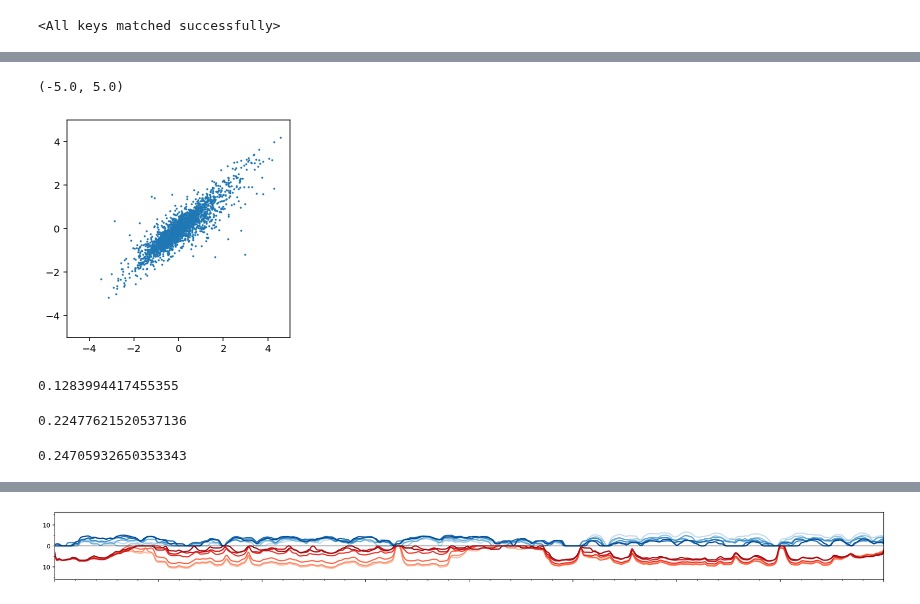
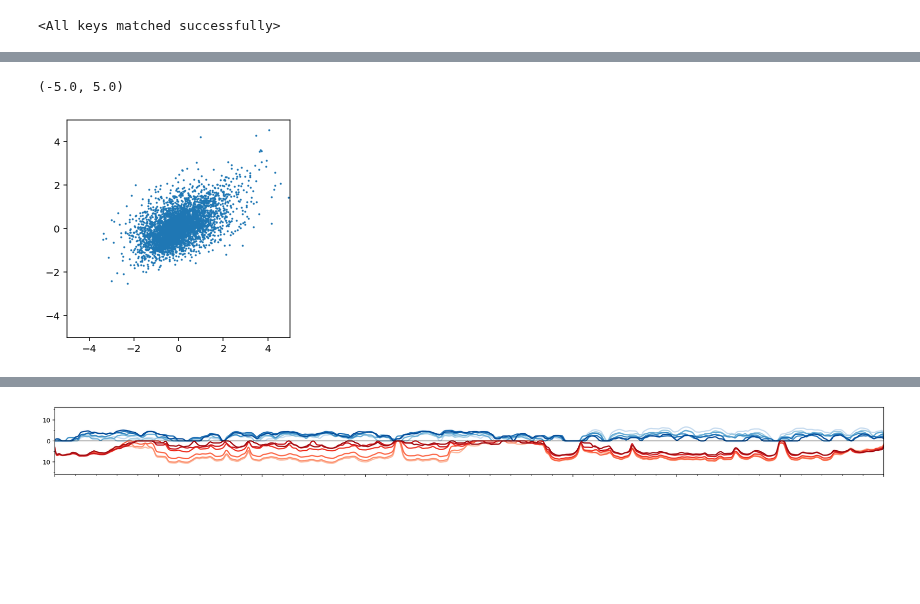
Before and after one commit to HarteminkLab/chromatin-transformers, a Jupyter notebook: Data Loading.ipynb, the cells around one changed output, grey strips where cells are left out. Drawn from its saved outputs; the diff is of its cells as text; code cells hidden in the pictures; blank space fills up the shorter version.

```diff
--- a/Data Loading.ipynb
+++ b/Data Loading.ipynb
@@ -58,64 +59,8 @@ R2:
 # %%
 plt.figure(figsize=(4,4))
-plt.scatter(trainer.validation_tx, trainer.validation_predictions, s=1)
+plt.scatter(trainer.test_tx, trainer.test_predictions, s=1)
 plt.xlim(-5, 5)
 plt.ylim(-5, 5)
 # %% [output]
 (-5.0, 5.0)
-[figure, old version]
+[figure, new version]
-# %%
-trainloader = dataloader.trainloader
-running_loss = 0.0
-
-# Enumerate trainloader batches
-is_perturb = False
-for i, data in enumerate(trainloader, 0):
-
-    images, tx, _, _, _ = data
-
-    # zero the parameter gradients
-    trainer.optimizer.zero_grad()
-
-    # forward + backward + optimize
-    outputs, weights = vit(images.float().to(device))
-    loss = trainer.criterion(outputs.double(), tx.reshape(outputs.shape).to(device))
-    loss_val = loss.item()
-
-    loss.backward()
-    trainer.optimizer.step()
-
-    running_loss += loss_val
-
-train_loss = (running_loss / len(trainloader))
-train_loss
-# %% [output]
-0.1283994417455355
-# %%
-trainloader = dataloader.trainloader
-running_loss = 0.0
-
-# Enumerate trainloader batches
-is_perturb = False
-for i, data in enumerate(trainloader, 0):
-
-    images, tx, _, _, _ = data
-
-    # zero the parameter gradients
-    trainer.optimizer.zero_grad()
-
-    # forward + backward + optimize
-    outputs, weights = vit(images.float().to(device))
-    loss = trainer.criterion(outputs.double(), tx.reshape(outputs.shape).to(device))
-
-    trainer.optimizer.step()
-
-    running_loss += loss.item()
-
-train_loss = (running_loss / len(trainloader))
-train_loss
-# %% [output]
-0.22477621520537136
-# %%
-trainer.compute_validation_loss(dataloader.validationloader)
-# %% [output]
-0.24705932650353343
```
Also changed, not shown: parts of 8 cells of this notebook, 3 other files.
